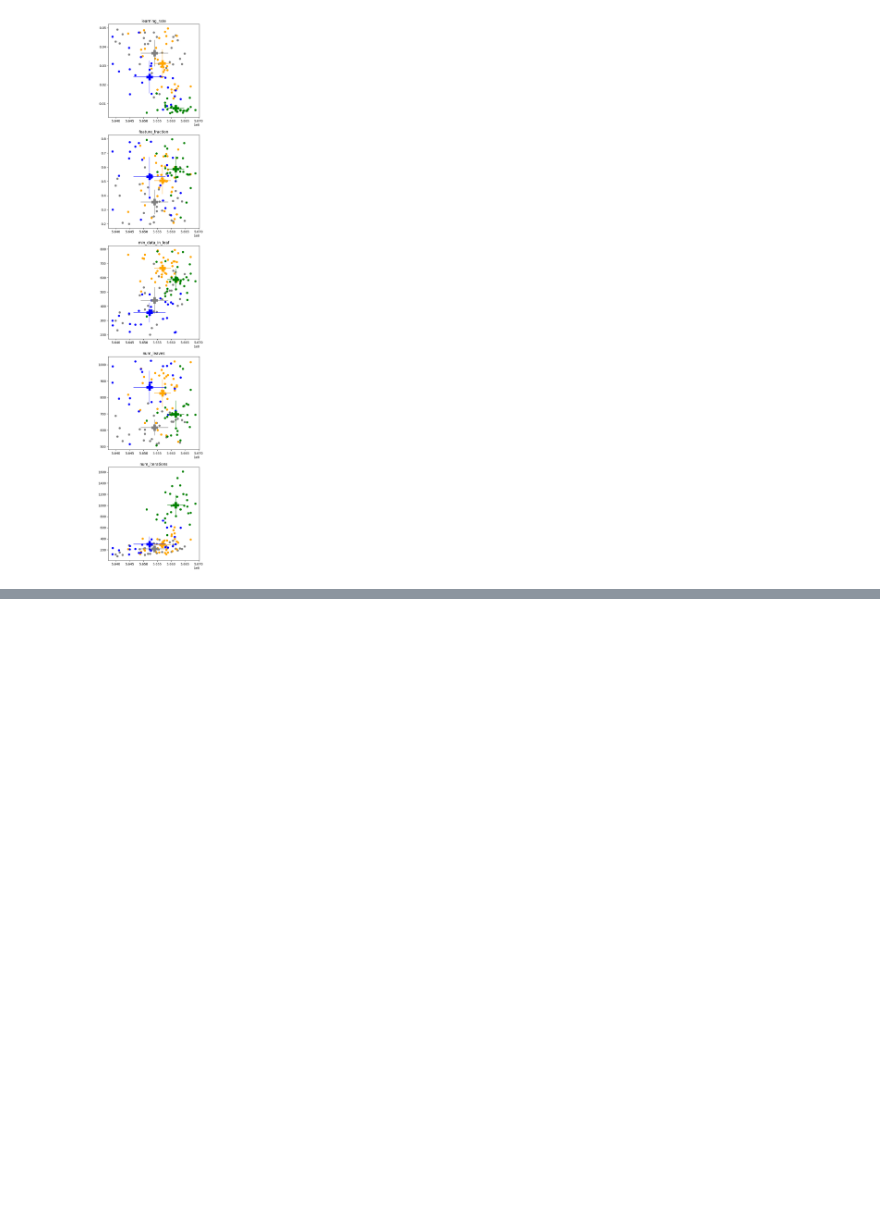
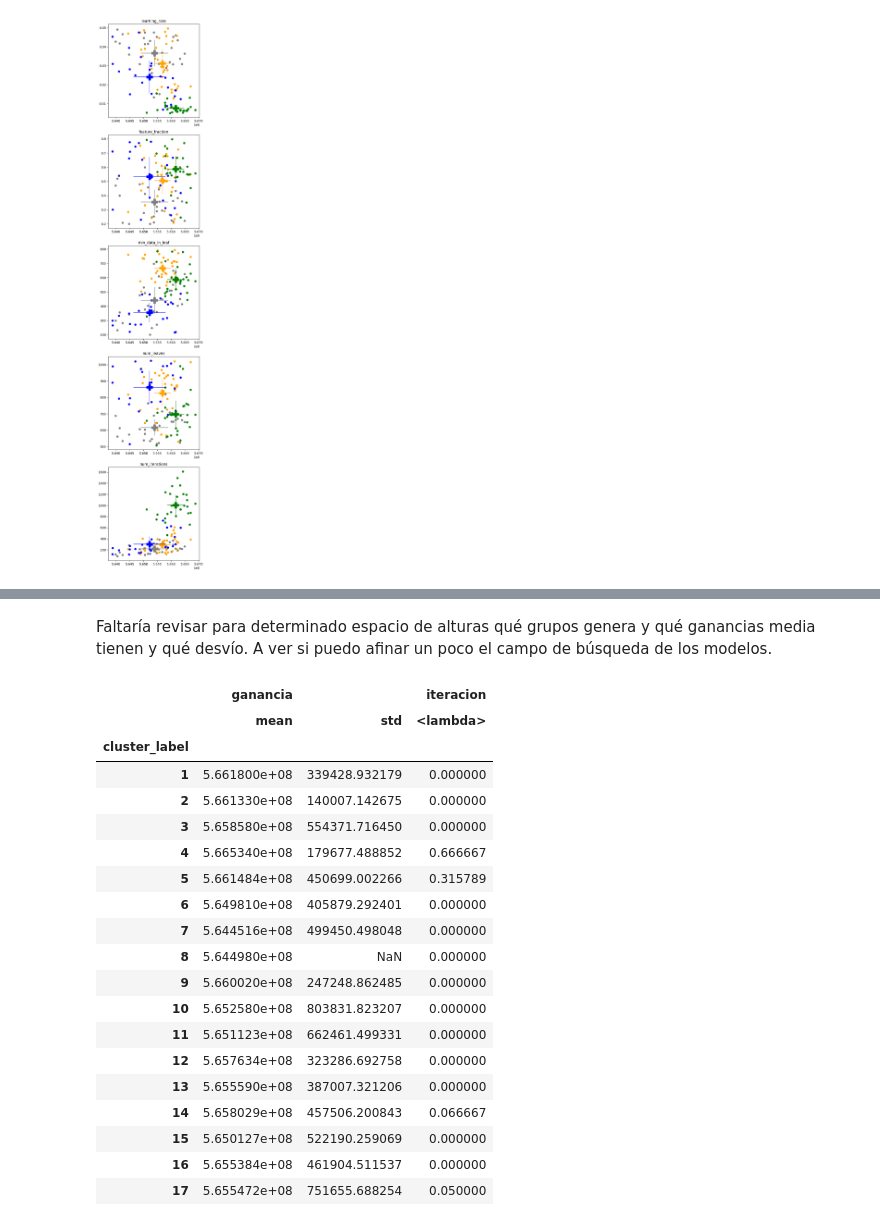
Before and after one commit to Ignacio-Ibarra/mastercard_churning, a Jupyter notebook: eval_BO/eval_BO.ipynb, the cells around one changed output, grey strips where cells are left out. Saved outputs shown, nothing was run; the diff lists cells and outputs as text; code cells hidden in the pictures; blank space fills up the shorter version.

```diff
--- a/eval_BO/eval_BO.ipynb
+++ b/eval_BO/eval_BO.ipynb
@@ -392,0 +404,47 @@ df4.sort_values(by="ganancia", ascending= False).head(20)[parameters]
+# %% [markdown]
+Faltaría revisar para determinado espacio de alturas qué grupos genera y qué ganancias media tienen y qué desvío. A ver si puedo afinar un poco el campo de búsqueda de los modelos.
+# %%
+topN = 10
+topN_it = df4.sort_values(by="ganancia", ascending=False).head(topN)['iteracion'].to_list()
+
+cortes = np.arange(2,3.1,0.1)
+df_list = []
+actual_length = 0
+for corte in cortes:
+    cluster_labels = fcluster(linked, t = corte, criterion='distance')
+    n_labels = len(np.unique(cluster_labels))
+    if actual_length == n_labels:
+        pass
+    else:
+        df4['cluster_label'] = cluster_labels
+        df_list.append(df4.groupby("cluster_label").agg({"ganancia": ["mean","std"],
+                                                  "iteracion" : lambda l: len([i for i in l if i in topN_it])/len(l)
+                                                 }
+                                                )
+                      )
+        actual_length = n_labels
+# %%
+df4['cluster_label'] = fcluster(linked, t = 2, criterion='distance')
+df4.groupby("cluster_label").agg({"ganancia": ["mean","std"],
+                           "iteracion" : lambda l: len([i for i in l if i in topN_it])/len(l)})
+# %% [output]
+|  | ganancia |  | iteracion |
+|  | mean | std | <lambda> |
+| cluster_label |  |  |  |
+| 1 | 5.661800e+08 | 339428.932179 | 0.000000 |
+| 2 | 5.661330e+08 | 140007.142675 | 0.000000 |
+| 3 | 5.658580e+08 | 554371.716450 | 0.000000 |
+| 4 | 5.665340e+08 | 179677.488852 | 0.666667 |
+| 5 | 5.661484e+08 | 450699.002266 | 0.315789 |
+| 6 | 5.649810e+08 | 405879.292401 | 0.000000 |
+| 7 | 5.644516e+08 | 499450.498048 | 0.000000 |
+| 8 | 5.644980e+08 | NaN | 0.000000 |
+| 9 | 5.660020e+08 | 247248.862485 | 0.000000 |
+| 10 | 5.652580e+08 | 803831.823207 | 0.000000 |
+| 11 | 5.651123e+08 | 662461.499331 | 0.000000 |
+| 12 | 5.657634e+08 | 323286.692758 | 0.000000 |
+| 13 | 5.655590e+08 | 387007.321206 | 0.000000 |
+| 14 | 5.658029e+08 | 457506.200843 | 0.066667 |
+| 15 | 5.650127e+08 | 522190.259069 | 0.000000 |
+| 16 | 5.655384e+08 | 461904.511537 | 0.000000 |
+| 17 | 5.655472e+08 | 751655.688254 | 0.050000 |
```
Also changed, not shown: parts of 10 cells of this notebook.
